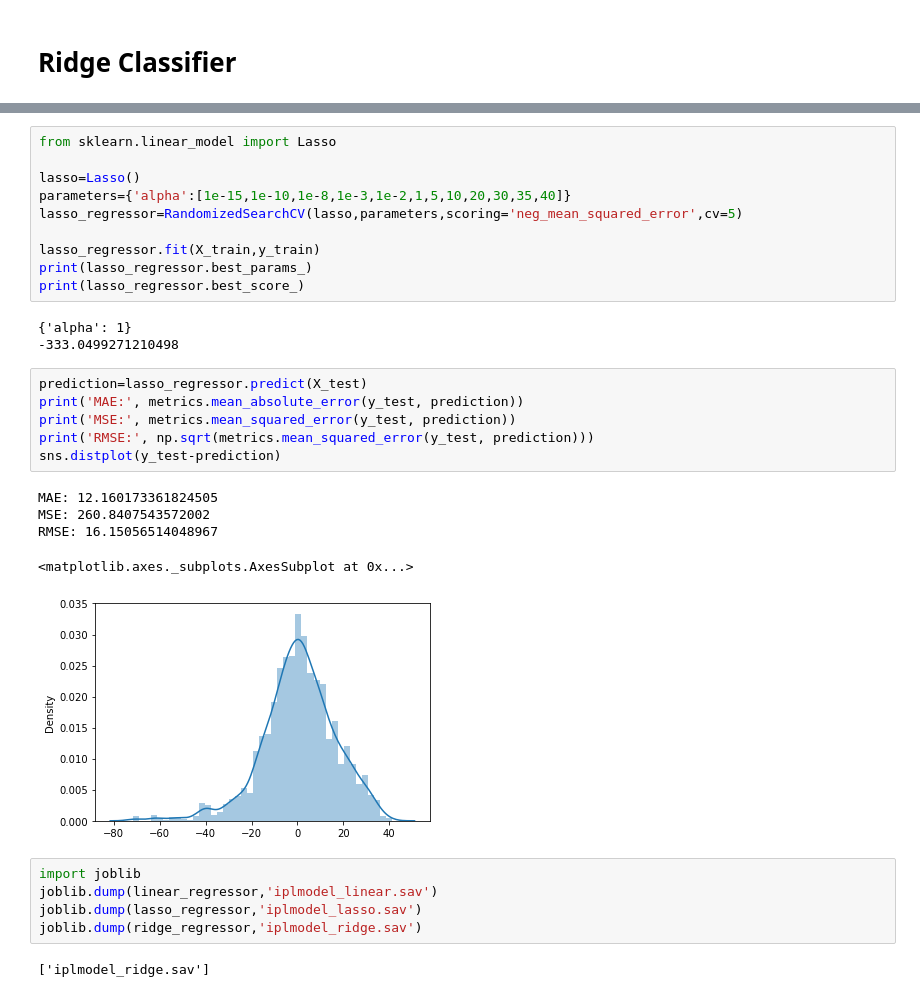
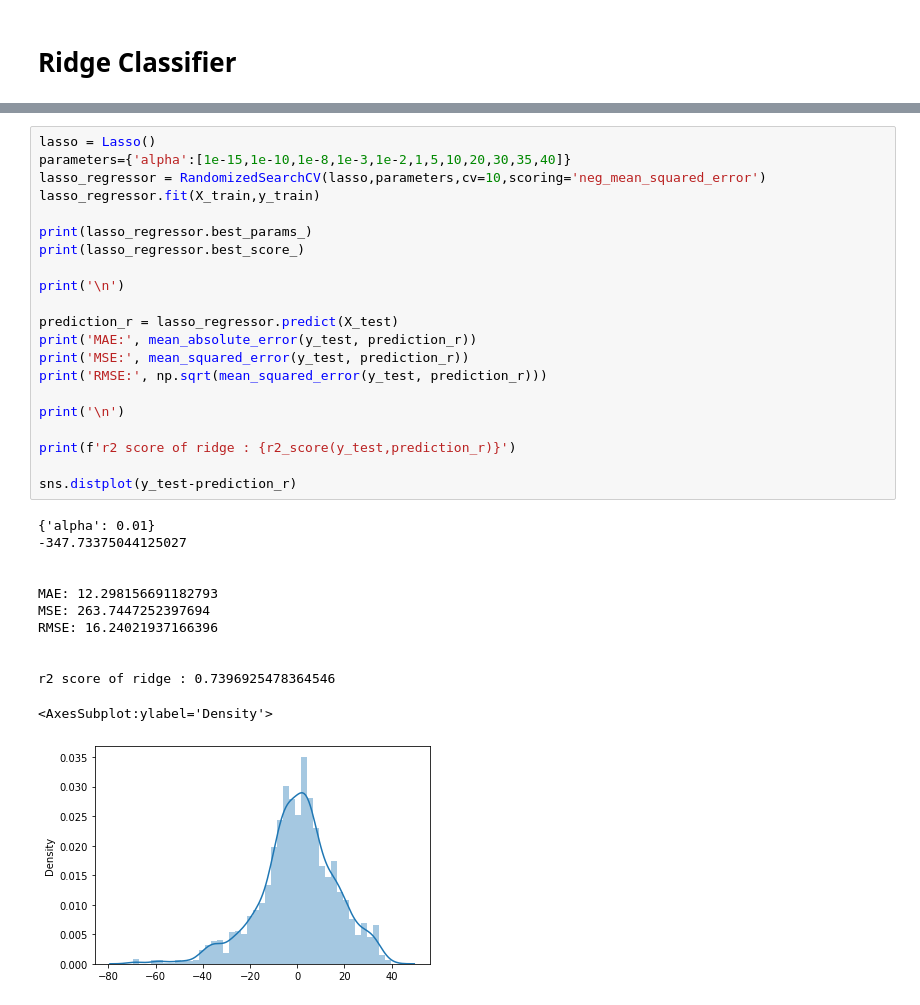
Before and after one commit to sharmaji27/IPL-Score-Predictor, a Jupyter notebook: IPL.ipynb, the cells around one changed output, grey strips where cells are left out. Saved outputs shown, nothing was run; the diff lists cells and outputs as text.

```diff
--- a/IPL.ipynb
+++ b/IPL.ipynb
@@ -230,32 +307,34 @@ RMSE: 16.29020301562452
 # %%
-from sklearn.linear_model import Lasso
+lasso = Lasso()
+parameters={'alpha':[1e-15,1e-10,1e-8,1e-3,1e-2,1,5,10,20,30,35,40]}
+lasso_regressor = RandomizedSearchCV(lasso,parameters,cv=10,scoring='neg_mean_squared_error')
+lasso_regressor.fit(X_train,y_train)
 
-lasso=Lasso()
-parameters={'alpha':[1e-15,1e-10,1e-8,1e-3,1e-2,1,5,10,20,30,35,40]}
-lasso_regressor=RandomizedSearchCV(lasso,parameters,scoring='neg_mean_squared_error',cv=5)
-
-lasso_regressor.fit(X_train,y_train)
 print(lasso_regressor.best_params_)
 print(lasso_regressor.best_score_)
+
+print('\n')
+
+prediction_r = lasso_regressor.predict(X_test)
+print('MAE:', mean_absolute_error(y_test, prediction_r))
+print('MSE:', mean_squared_error(y_test, prediction_r))
+print('RMSE:', np.sqrt(mean_squared_error(y_test, prediction_r)))
+
+print('\n')
+
+print(f'r2 score of ridge : {r2_score(y_test,prediction_r)}')
+
+sns.distplot(y_test-prediction_r)
 # %% [output]
-{'alpha': 1}
--333.0499271210498
+{'alpha': 0.01}
+-347.73375044125027
+
+
+MAE: 12.298156691182793
+MSE: 263.7447252397694
+RMSE: 16.24021937166396
+
+
+r2 score of ridge : 0.7396925478364546
+<AxesSubplot:ylabel='Density'>
+[figure, added]
-# %%
-prediction=lasso_regressor.predict(X_test)
-print('MAE:', metrics.mean_absolute_error(y_test, prediction))
-print('MSE:', metrics.mean_squared_error(y_test, prediction))
-print('RMSE:', np.sqrt(metrics.mean_squared_error(y_test, prediction)))
-sns.distplot(y_test-prediction)
-# %% [output]
-MAE: 12.160173361824505
-MSE: 260.8407543572002
-RMSE: 16.15056514048967
-<matplotlib.axes._subplots.AxesSubplot at 0x...>
-[figure, removed]
-# %%
-import joblib
-joblib.dump(linear_regressor,'iplmodel_linear.sav')
-joblib.dump(lasso_regressor,'iplmodel_lasso.sav')
-joblib.dump(ridge_regressor,'iplmodel_ridge.sav')
-# %% [output]
-['iplmodel_ridge.sav']
```
Also changed, not shown: parts of 18 cells of this notebook, 5 other files.
